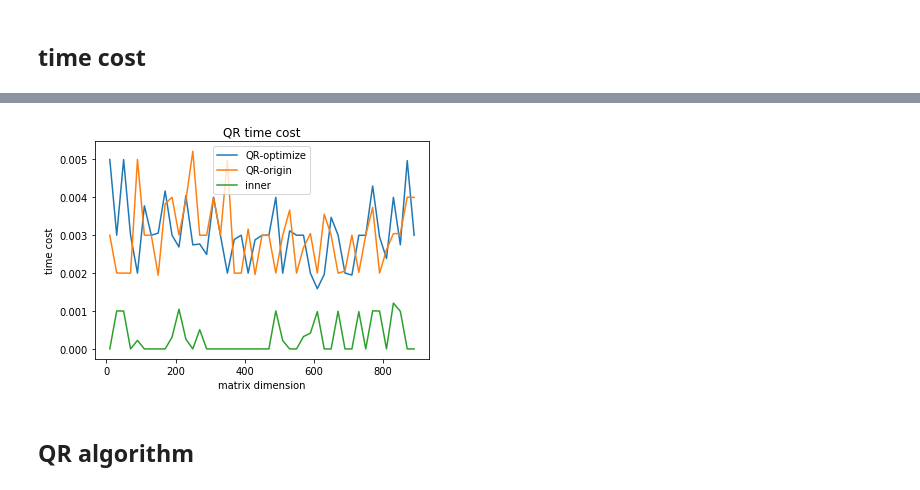
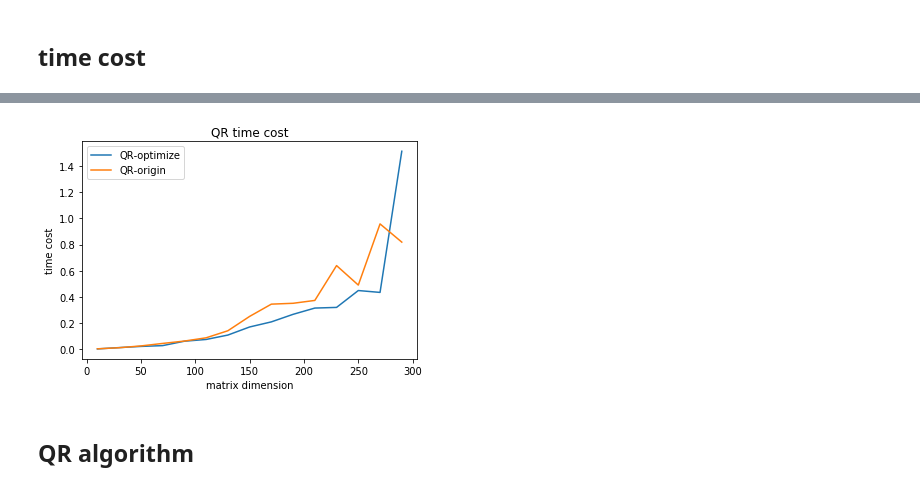
Before and after one commit to easilylazy/data-science, a Jupyter notebook: QR.ipynb, the cells around one changed output, grey strips where cells are left out. Saved outputs shown, nothing was run; the diff lists cells and outputs as text; code cells hidden in the pictures.

```diff
--- a/QR.ipynb
+++ b/QR.ipynb
@@ -119,7 +123,7 @@ t1s=[]
 t2s=[]
 t3s=[]
 t4s=[]
-ranges=range(10,200,20)
+ranges=range(10,400,20)
 for d in ranges:
     # print('~~~~~~~~~~~~d='+str(d)+'~~~~~~~~~~~')
     #d=400
@@ -222,7 +226,7 @@ def QR(A,gram_o=True):
     if gram_o:
         Q=gram_schmidt_o.__wrapped__(A)
     else:
-        Q=gram_schmidt.__wrapped__(A)
+        Q=gram_schmidt_c.__wrapped__(A)
     R=np.zeros([A.shape[1],A.shape[1]])
     for j in range(A.shape[1]):
         for i in range(j+1):
@@ -234,8 +238,7 @@ def QR_o(A,gram_o=True):
     if gram_o:
         Q=gram_schmidt_o.__wrapped__(A)
     else:
-        Q=gram_schmidt.__wrapped__(A)
-    Q=gram_schmidt.__wrapped__(A)
+        Q=gram_schmidt_c.__wrapped__(A)
     R=np.triu(np.dot(Q.transpose(),A))
     return Q,R
 # %%
@@ -267,14 +270,14 @@ t1s=[]
 t2s=[]
 t3s=[]
 t4s=[]
-ranges=range(10,900,20)
+ranges=range(10,300,20)
 for d in ranges:
     # print('~~~~~~~~~~~~d='+str(d)+'~~~~~~~~~~~')
     #d=400
-    A=np.random.rand(d,10)
+    A=np.random.rand(d,d)
     # for i in range(3):
     res,t1=QR_o(A)
-    res,t2=QR_o(A,gram_o=False)
+    res,t2=QR(A)#,gram_o=False
     res,t3=inner(A)
     t1s.append(t1.total_seconds())
     t2s.append(t2.total_seconds())
@@ -282,14 +285,14 @@ for d in ranges:
 # %%
 plt.plot(ranges,t1s,label='QR-optimize')
 plt.plot(ranges,t2s,label='QR-origin')
-plt.plot(ranges,t3s,label='inner')
+# plt.plot(ranges,t3s,label='inner')
 plt.legend()
 plt.xlabel('matrix dimension')
 plt.ylabel('time cost')
 plt.title('QR time cost')
 plt.show()
 # %% [output]
-[figure, old version]
+[figure, new version]
 # %% [markdown]
 ## QR algorithm
 # %%
```
Also changed, not shown: parts of 20 cells of this notebook, 9 other files.
